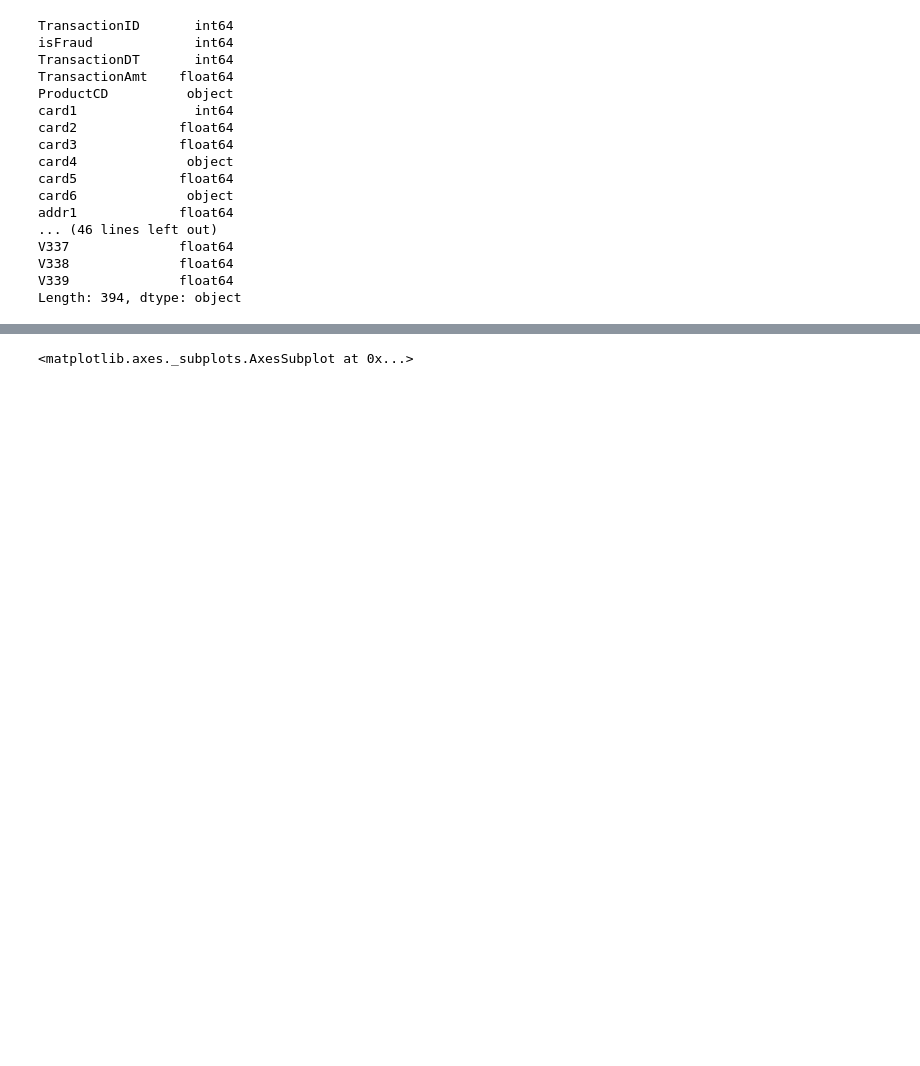
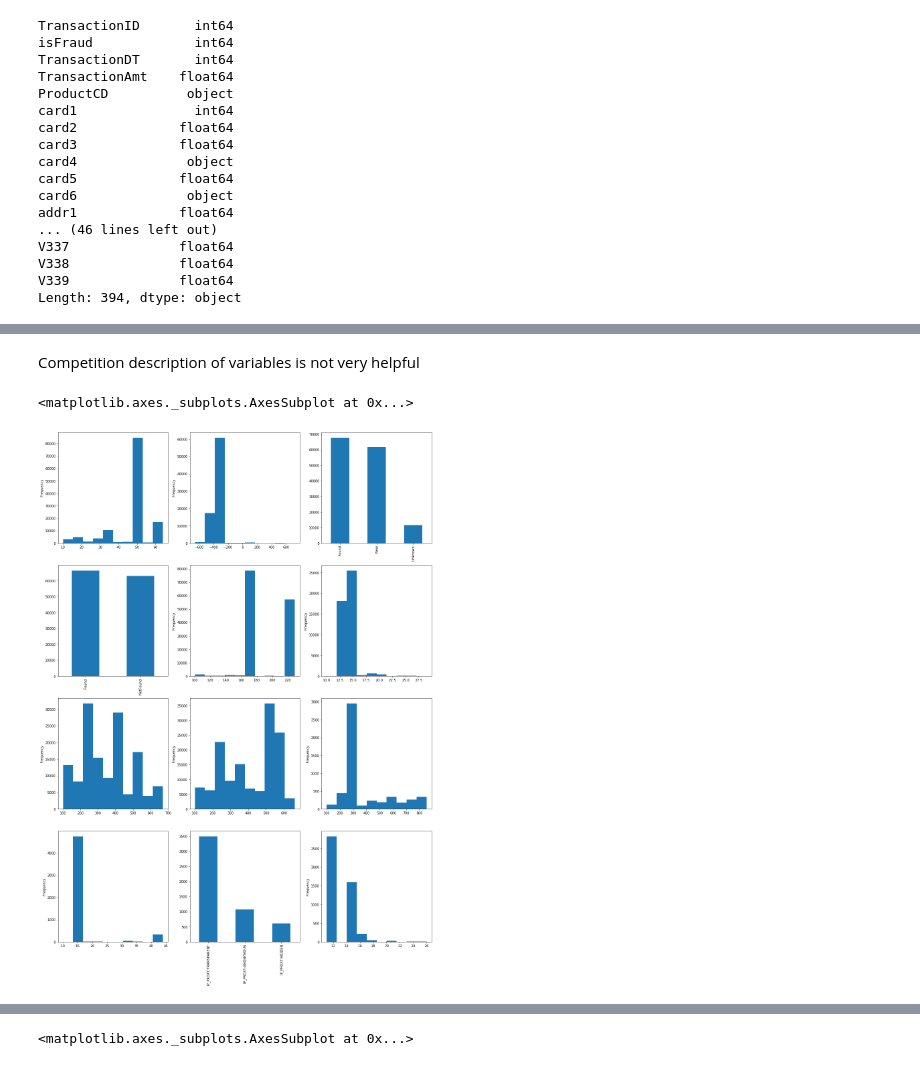
Before and after one commit to hxyue1/Fraud-Detection, a Jupyter notebook: EDA.ipynb, the cells around one changed output, grey strips where cells are left out. Drawn from its saved outputs; the diff is of its cells as text; code cells hidden in the pictures; blank space fills up the shorter version.

```diff
--- a/EDA.ipynb
+++ b/EDA.ipynb
@@ -180,0 +196,20 @@ train_identity['id_02'].plot.hist(ax=axarr[1])
+# %% [markdown]
+Competition description of variables is not very helpful
+# %%
+fig, axarr = plt.subplots(4, 3, figsize=(20,28))
+
+train_identity['id_13'].plot.hist(ax=axarr[0][0])
+train_identity['id_14'].plot.hist(ax=axarr[0][1])
+train_identity['id_15'].value_counts().head(10).plot.bar(ax=axarr[0][2])
+train_identity['id_16'].value_counts().head(10).plot.bar(ax=axarr[1][0])
+train_identity['id_17'].plot.hist(ax=axarr[1][1])
+train_identity['id_18'].plot.hist(ax=axarr[1][2])
+train_identity['id_19'].plot.hist(ax=axarr[2][0])
+train_identity['id_20'].plot.hist(ax=axarr[2][1])
+train_identity['id_21'].plot.hist(ax=axarr[2][2])
+train_identity['id_22'].plot.hist(ax=axarr[3][0])
+train_identity['id_23'].value_counts().head(10).plot.bar(ax=axarr[3][1])
+train_identity['id_24'].plot.hist(ax=axarr[3][2])
+# %% [output]
+<matplotlib.axes._subplots.AxesSubplot at 0x...>
+[figure, added]
```
Also changed, not shown: parts of 12 cells of this notebook.
